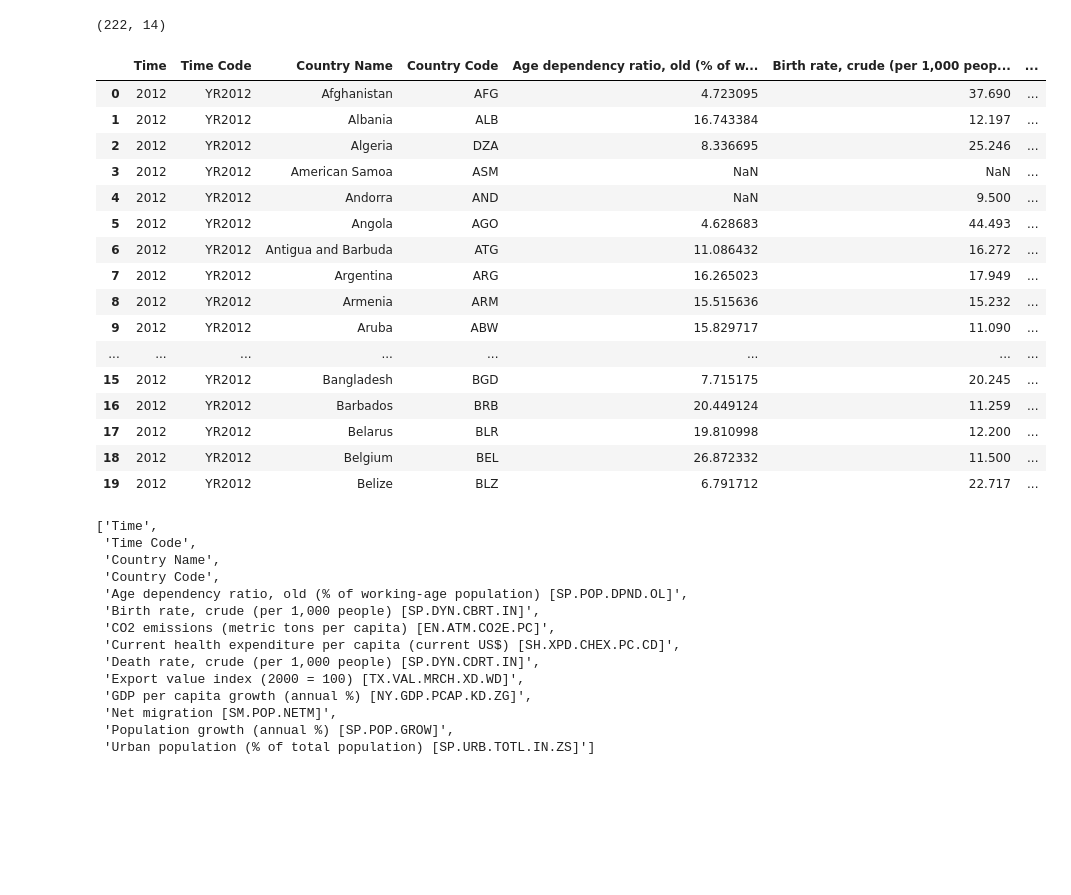
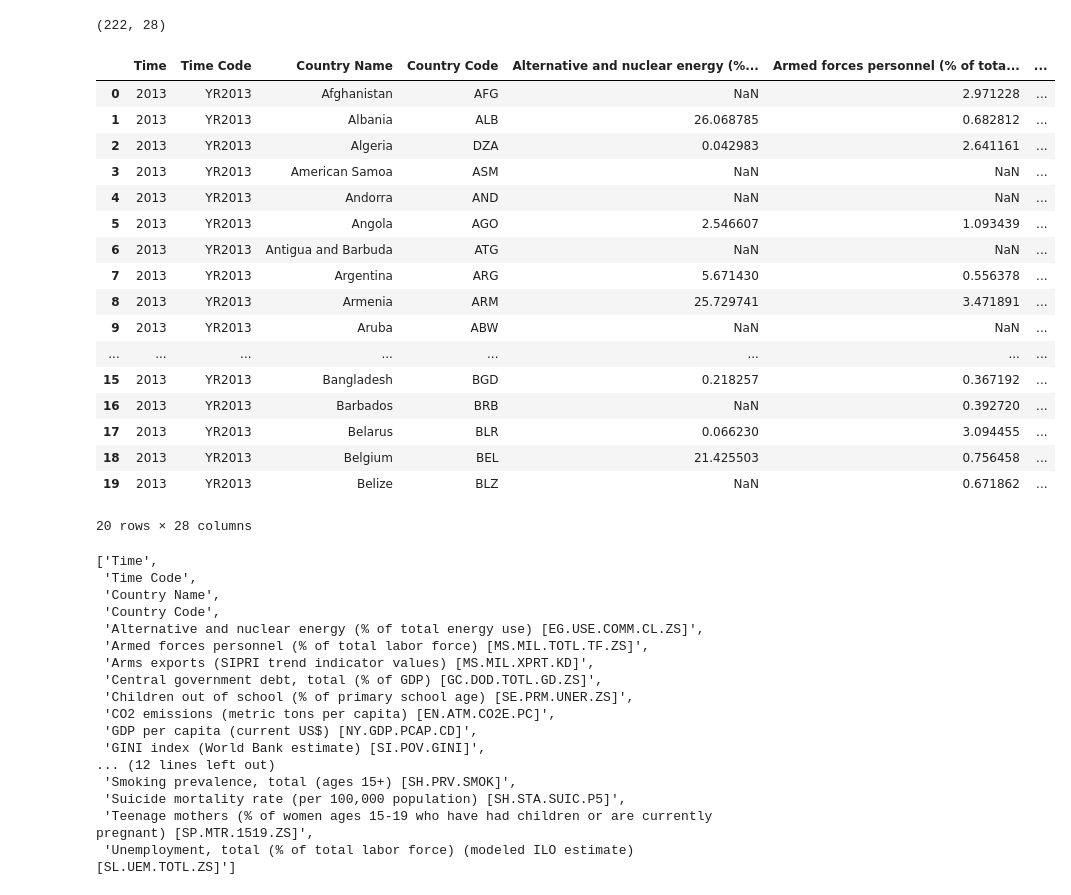
Before and after one commit to remithiebaut/Clustering_project, a Jupyter notebook: test.ipynb, the cells around one changed output. Cells and saved outputs as stored; diff of their text form; code cells hidden in the pictures; blank space fills up the shorter version.

```diff
--- a/test.ipynb
+++ b/test.ipynb
@@ -1,27 +1,28 @@
 # %%
 import pandas as pd
-df = pd.read_table("dataset.txt",sep="\t")
+df = pd.read_table("data/data.txt",sep="\t")
 print(df.shape)
 df.head(20)
 # %% [output]
-(222, 14)
+(222, 28)
-|  | Time | Time Code | Country Name | Country Code | Age dependency ratio, old (% of w... | Birth rate, crude (per 1,000 peop... | ... |
-| 0 | 2012 | YR2012 | Afghanistan | AFG | 4.723095 | 37.690 | ... |
-| 1 | 2012 | YR2012 | Albania | ALB | 16.743384 | 12.197 | ... |
-| 2 | 2012 | YR2012 | Algeria | DZA | 8.336695 | 25.246 | ... |
-| 3 | 2012 | YR2012 | American Samoa | ASM | NaN | NaN | ... |
-| 4 | 2012 | YR2012 | Andorra | AND | NaN | 9.500 | ... |
-| 5 | 2012 | YR2012 | Angola | AGO | 4.628683 | 44.493 | ... |
-| 6 | 2012 | YR2012 | Antigua and Barbuda | ATG | 11.086432 | 16.272 | ... |
-| 7 | 2012 | YR2012 | Argentina | ARG | 16.265023 | 17.949 | ... |
-| 8 | 2012 | YR2012 | Armenia | ARM | 15.515636 | 15.232 | ... |
-| 9 | 2012 | YR2012 | Aruba | ABW | 15.829717 | 11.090 | ... |
+|  | Time | Time Code | Country Name | Country Code | Alternative and nuclear energy (%... | Armed forces personnel (% of tota... | ... |
+| 0 | 2013 | YR2013 | Afghanistan | AFG | NaN | 2.971228 | ... |
+| 1 | 2013 | YR2013 | Albania | ALB | 26.068785 | 0.682812 | ... |
+| 2 | 2013 | YR2013 | Algeria | DZA | 0.042983 | 2.641161 | ... |
+| 3 | 2013 | YR2013 | American Samoa | ASM | NaN | NaN | ... |
+| 4 | 2013 | YR2013 | Andorra | AND | NaN | NaN | ... |
+| 5 | 2013 | YR2013 | Angola | AGO | 2.546607 | 1.093439 | ... |
+| 6 | 2013 | YR2013 | Antigua and Barbuda | ATG | NaN | NaN | ... |
+| 7 | 2013 | YR2013 | Argentina | ARG | 5.671430 | 0.556378 | ... |
+| 8 | 2013 | YR2013 | Armenia | ARM | 25.729741 | 3.471891 | ... |
+| 9 | 2013 | YR2013 | Aruba | ABW | NaN | NaN | ... |
 | ... | ... | ... | ... | ... | ... | ... | ... |
-| 15 | 2012 | YR2012 | Bangladesh | BGD | 7.715175 | 20.245 | ... |
-| 16 | 2012 | YR2012 | Barbados | BRB | 20.449124 | 11.259 | ... |
-| 17 | 2012 | YR2012 | Belarus | BLR | 19.810998 | 12.200 | ... |
-| 18 | 2012 | YR2012 | Belgium | BEL | 26.872332 | 11.500 | ... |
-| 19 | 2012 | YR2012 | Belize | BLZ | 6.791712 | 22.717 | ... |
+| 15 | 2013 | YR2013 | Bangladesh | BGD | 0.218257 | 0.367192 | ... |
+| 16 | 2013 | YR2013 | Barbados | BRB | NaN | 0.392720 | ... |
+| 17 | 2013 | YR2013 | Belarus | BLR | 0.066230 | 3.094455 | ... |
+| 18 | 2013 | YR2013 | Belgium | BEL | 21.425503 | 0.756458 | ... |
+| 19 | 2013 | YR2013 | Belize | BLZ | NaN | 0.671862 | ... |
+20 rows × 28 columns
 # %%
 columnsNamesArr = df.columns.values
 # convert ndarray to list
@@ -32,16 +33,19 @@ listOfColumnNames
  'Time Code',
  'Country Name',
  'Country Code',
- 'Age dependency ratio, old (% of working-age population) [SP.POP.DPND.OL]',
- 'Birth rate, crude (per 1,000 people) [SP.DYN.CBRT.IN]',
+ 'Alternative and nuclear energy (% of total energy use) [EG.USE.COMM.CL.ZS]',
+ 'Armed forces personnel (% of total labor force) [MS.MIL.TOTL.TF.ZS]',
+ 'Arms exports (SIPRI trend indicator values) [MS.MIL.XPRT.KD]',
+ 'Central government debt, total (% of GDP) [GC.DOD.TOTL.GD.ZS]',
+ 'Children out of school (% of primary school age) [SE.PRM.UNER.ZS]',
  'CO2 emissions (metric tons per capita) [EN.ATM.CO2E.PC]',
- 'Current health expenditure per capita (current US$) [SH.XPD.CHEX.PC.CD]',
- 'Death rate, crude (per 1,000 people) [SP.DYN.CDRT.IN]',
- 'Export value index (2000 = 100) [TX.VAL.MRCH.XD.WD]',
- 'GDP per capita growth (annual %) [NY.GDP.PCAP.KD.ZG]',
- 'Net migration [SM.POP.NETM]',
- 'Population growth (annual %) [SP.POP.GROW]',
- 'Urban population (% of total population) [SP.URB.TOTL.IN.ZS]']
+ 'GDP per capita (current US$) [NY.GDP.PCAP.CD]',
+ 'GINI index (World Bank estimate) [SI.POV.GINI]',
+... (12 lines left out)
+ 'Smoking prevalence, total (ages 15+) [SH.PRV.SMOK]',
+ 'Suicide mortality rate (per 100,000 population) [SH.STA.SUIC.P5]',
+ 'Teenage mothers (% of women ages 15-19 who have had children or are currently pregnant) [SP.MTR.1519.ZS]',
+ 'Unemployment, total (% of total labor force) (modeled ILO estimate) [SL.UEM.TOTL.ZS]']
 # %%
 df.isna().sum()
 # %% [output]
```
Also changed, not shown: parts of 5 cells of this notebook.
